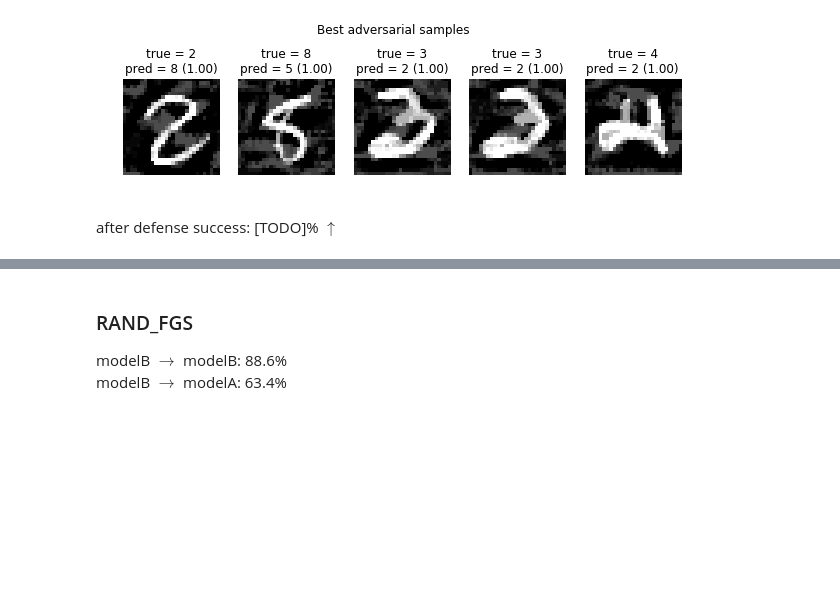
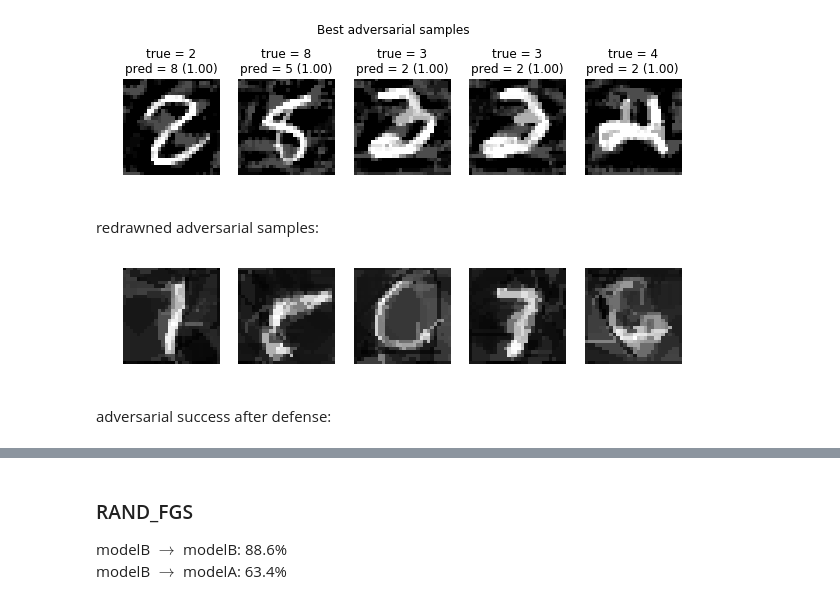
Before and after one commit to trejsu/shaper, a Jupyter notebook: experiments/notebook/adversarial.ipynb, the cells around one changed output, grey strips where cells are left out. Cells and saved outputs as stored; diff of their text form; code cells hidden in the pictures; blank space fills up the shorter version.

```diff
--- a/experiments/notebook/adversarial.ipynb
+++ b/experiments/notebook/adversarial.ipynb
@@ -210,7 +227,11 @@ plot_best(X=X, Y=Y, pred=pred, prob=prob, targeted=False)
 # %% [output]
 [figure]
 [figure]
-# %% [markdown]
-after defense success: [TODO]% $\uparrow$
+# %% [markdown]
+redrawned adversarial samples:
 # %%
-plot_drawing_defense('ifgs.npz')
+plot_drawing_defense('ifgs/ifgs.npz', n=30)
+# %% [output]
+[figure, added]
+# %% [markdown]
+adversarial success after defense:
```
Also changed, not shown: parts of 22 cells of this notebook, 1 other file.
